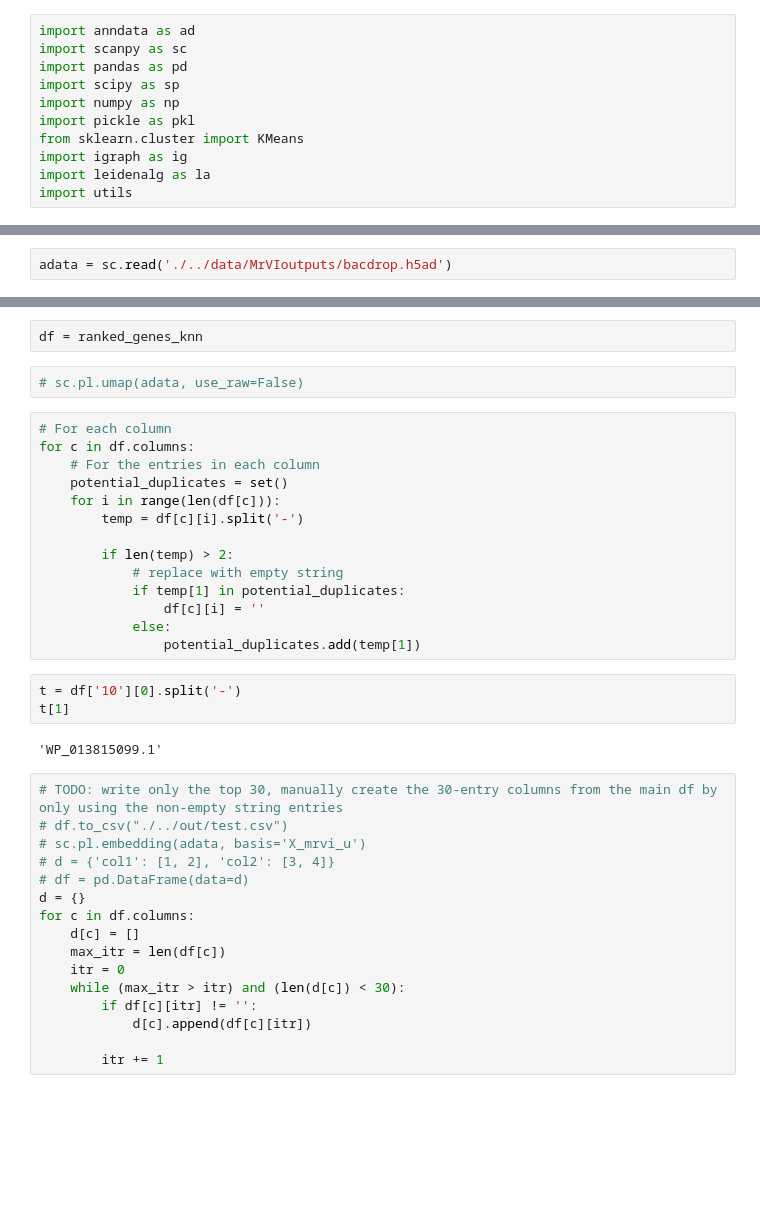
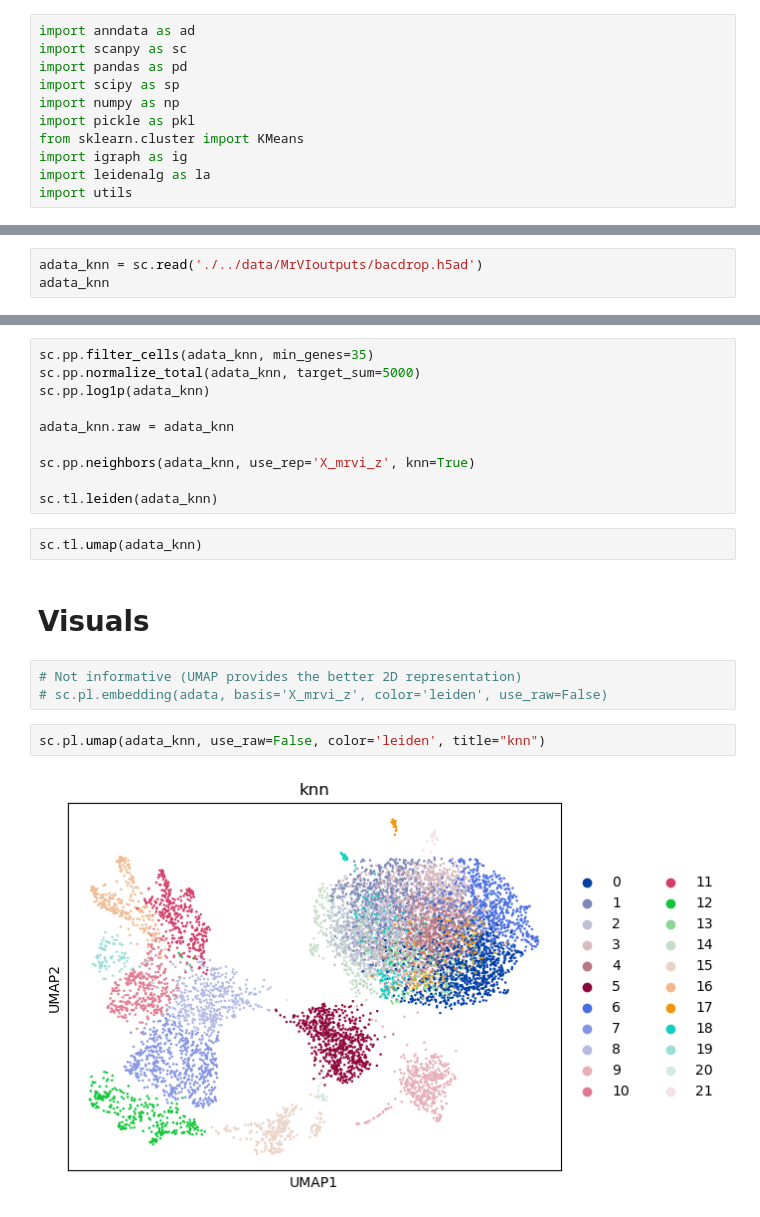
Before and after one commit to Dennis-Bersenev/GeneratingResistance, a Jupyter notebook: src/bacdrop_exploration.ipynb, the cells around one changed output, grey strips where cells are left out. Drawn from its saved outputs; the diff is of its cells as text; blank space fills up the shorter version.

```diff
--- a/src/bacdrop_exploration.ipynb
+++ b/src/bacdrop_exploration.ipynb
@@ -12,2 +34,3 @@ import utils
 # %%
-adata = sc.read('./../data/MrVIoutputs/bacdrop.h5ad')
+adata_knn = sc.read('./../data/MrVIoutputs/bacdrop.h5ad')
+adata_knn
@@ -20,39 +43,21 @@ ranked_genes_knn = utils.mrvi_identify_cell_states(adata, 'X_mrvi_z', neighbor_m
-# %%
-df = ranked_genes_knn
+# %%
+sc.pp.filter_cells(adata_knn, min_genes=35)
+sc.pp.normalize_total(adata_knn, target_sum=5000)
+sc.pp.log1p(adata_knn)
+
+adata_knn.raw = adata_knn
+
+sc.pp.neighbors(adata_knn, use_rep='X_mrvi_z', knn=True)
+
+sc.tl.leiden(adata_knn)
+# %%
+sc.tl.umap(adata_knn)
+# %% [markdown]
+# Visuals
+# %%
+# Not informative (UMAP provides the better 2D representation)
+# sc.pl.embedding(adata, basis='X_mrvi_z', color='leiden', use_raw=False)
 # %%
-# sc.pl.umap(adata, use_raw=False)
+sc.pl.umap(adata_knn, use_raw=False, color='leiden', title="knn")
+# %% [output]
+[figure, added]
-# %%
-# For each column
-for c in df.columns:
-    # For the entries in each column
-    potential_duplicates = set()
-    for i in range(len(df[c])):
-        temp = df[c][i].split('-')
-
-        if len(temp) > 2:
-            # replace with empty string
-            if temp[1] in potential_duplicates:
-                df[c][i] = ''
-            else:
-                potential_duplicates.add(temp[1])
-# %%
-t = df['10'][0].split('-')
-t[1]
-# %% [output]
-'WP_013815099.1'
-# %%
-# TODO: write only the top 30, manually create the 30-entry columns from the main df by only using the non-empty string entries
-# df.to_csv("./../out/test.csv")
-# sc.pl.embedding(adata, basis='X_mrvi_u')
-# d = {'col1': [1, 2], 'col2': [3, 4]}
-# df = pd.DataFrame(data=d)
-d = {}
-for c in df.columns:
-    d[c] = []
-    max_itr = len(df[c])
-    itr = 0
-    while (max_itr > itr) and (len(d[c]) < 30):
-        if df[c][itr] != '':
-            d[c].append(df[c][itr])
-
-        itr += 1
```
Also changed, not shown: parts of 17 cells of this notebook, 1 other file.
